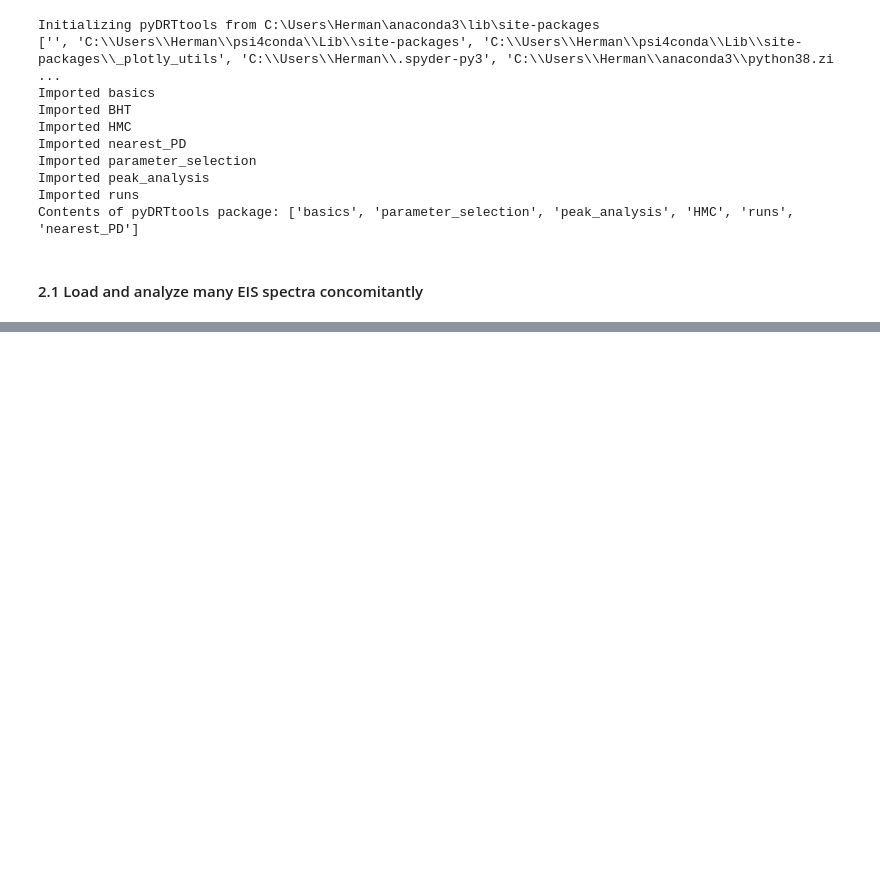
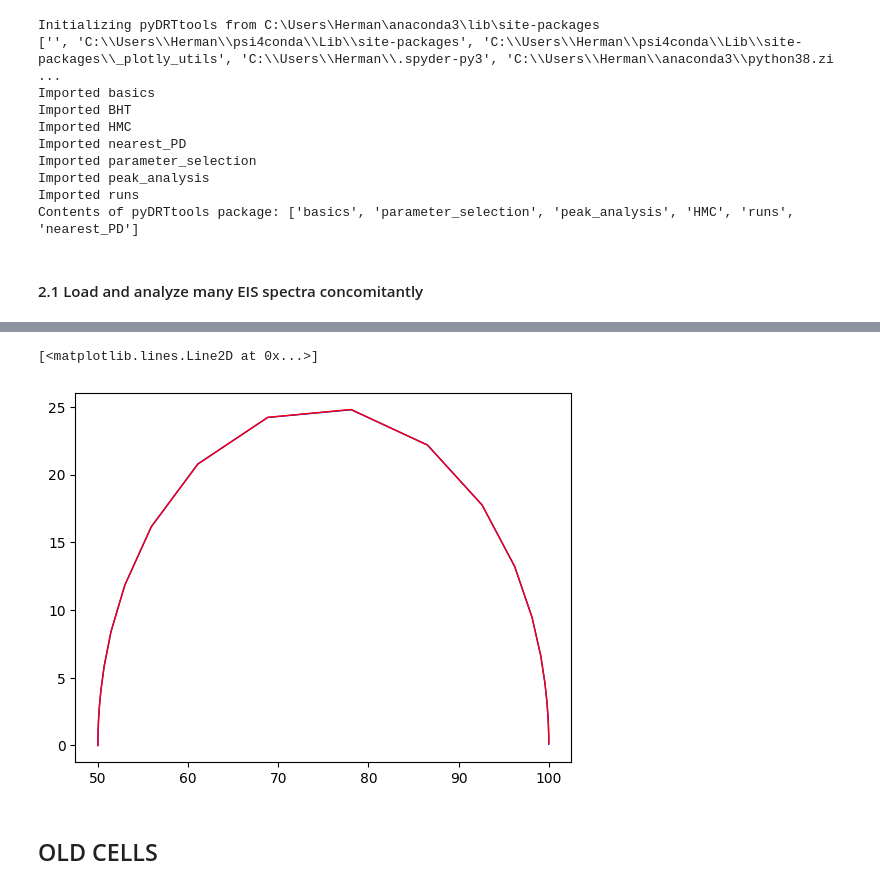
Before and after one commit to jaroslav-herman/others-tests, a Jupyter notebook: old notebooks/DRT calculation.ipynb, the cells around one changed output, grey strips where cells are left out. Cells and saved outputs as stored; diff of their text form; code cells hidden in the pictures; blank space fills up the shorter version.

```diff
--- a/old notebooks/DRT calculation.ipynb
+++ b/old notebooks/DRT calculation.ipynb
@@ -487,0 +458,3 @@ for i,file in enumerate(files):
+# %%
+# BHT_run
+pyDRTtools.runs.BHT_run(eis)
@@ -487,0 +480,9 @@ for i,file in enumerate(files):
+# %%
+plt.plot(eis.mu_Z_H_re_agm, -eis.mu_Z_H_im_agm, 'b', linewidth=1)
+plt.plot(eis.Z_prime_0, -eis.Z_double_prime_0, 'r', linewidth=1)
+# plt.semilogx(eis.out_tau_vec, eis.mu_gamma_fine_im, 'k', linewidth=1)
+# %% [output]
+[<matplotlib.lines.Line2D at 0x...>]
+[figure, added]
+# %% [markdown]
+## OLD CELLS
```
Also changed, not shown: parts of 17 cells of this notebook, 16 other files.
